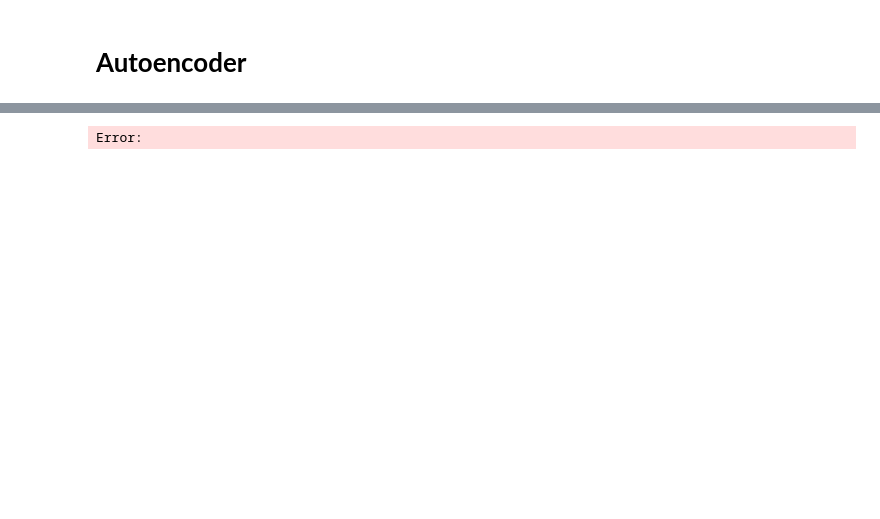
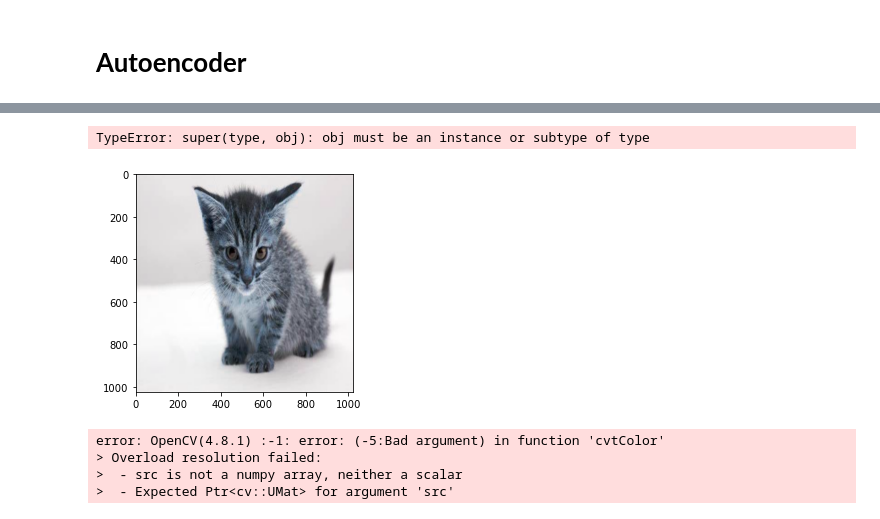
Before and after one commit to ozan-guven/env-540-earthquake-project, a Jupyter notebook: notebooks/autoencoder.ipynb, the cells around one changed output, grey strips where cells are left out. Cells and saved outputs as stored; diff of their text form; code cells hidden in the pictures; blank space fills up the shorter version.

```diff
--- a/notebooks/autoencoder.ipynb
+++ b/notebooks/autoencoder.ipynb
@@ -9,18 +12,33 @@ sys.path.append('../')
 
 from src.autoencoder.autoencoder import ConvAutoencoder
 # %%
-encoder_channels = [1, 16, 32, 64]
-decoder_channels = [64, 32, 16, 1]
+encoder_channels = [3, 16, 32, 64]
+decoder_channels = [64, 32, 16, 3]
 autoencoder = ConvAutoencoder(encoder_channels, decoder_channels)
+# %% [output]
+TypeError: super(type, obj): obj must be an instance or subtype of type
 # %%
 # read pussy.jpg
 import cv2
 import numpy as np
 import matplotlib.pyplot as plt
 
-img = cv2.imread('../data/pussy.jpg', cv2.IMREAD_GRAYSCALE)
-img = cv2.resize(img, (128, 128))
-plt.imshow(img, cmap='gray')
+img = cv2.imread('../data/cat.jpg')
+img = cv2.resize(img, (1024, 1024))
+plt.imshow(img)
 plt.show()
 # %% [output]
-Error:
+[figure, added]
+# %%
+# convert to tensor
+import torch
+from torchvision import transforms
+
+img = cv2.cvtColor(img, cv2.COLOR_BGR2RGB)
+img = transforms.ToTensor()(img)
+img
+# %% [output]
+error: OpenCV(4.8.1) :-1: error: (-5:Bad argument) in function 'cvtColor'
+> Overload resolution failed:
+>  - src is not a numpy array, neither a scalar
+>  - Expected Ptr<cv::UMat> for argument 'src'
```
Also changed, not shown: parts of 4 cells of this notebook, 1 other file.
